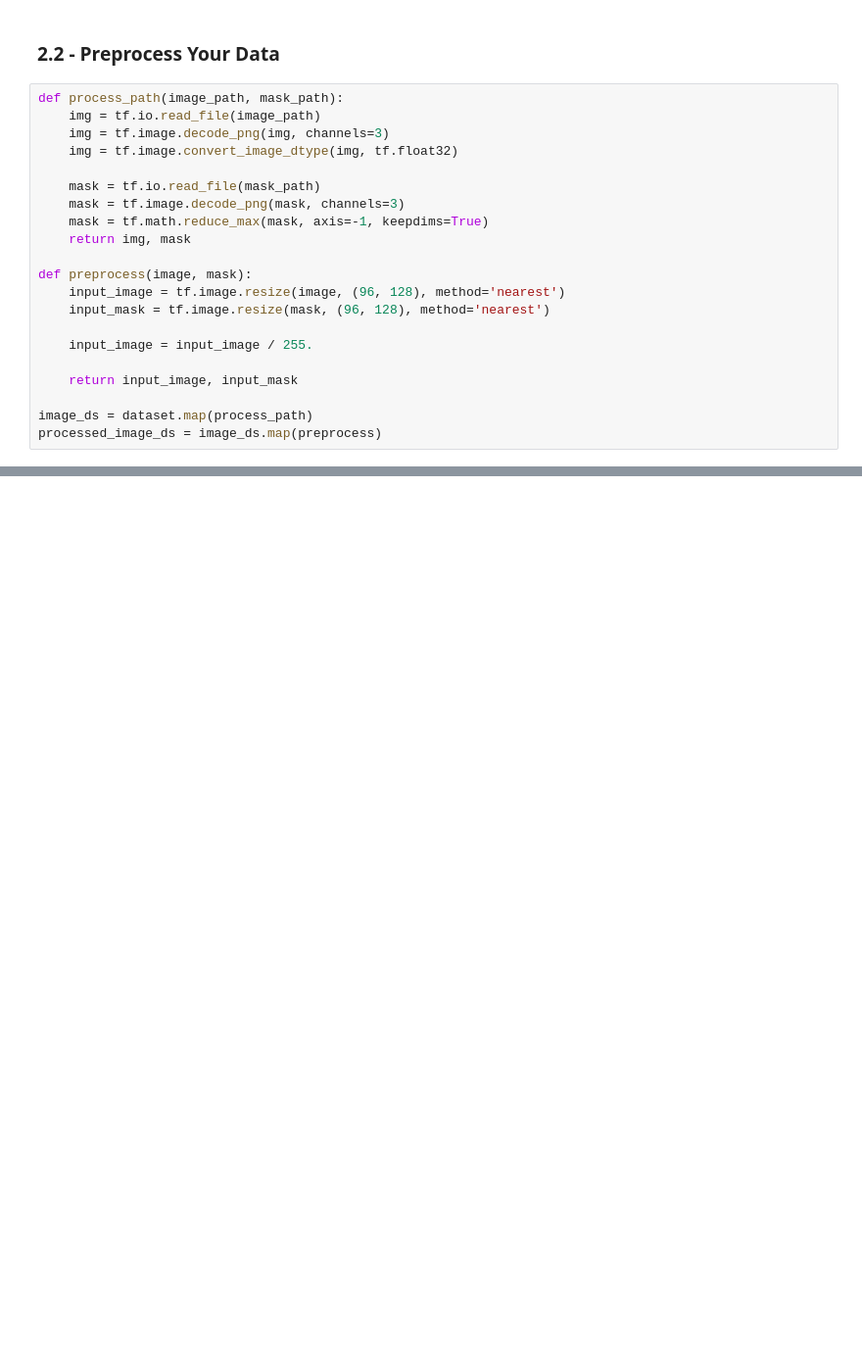
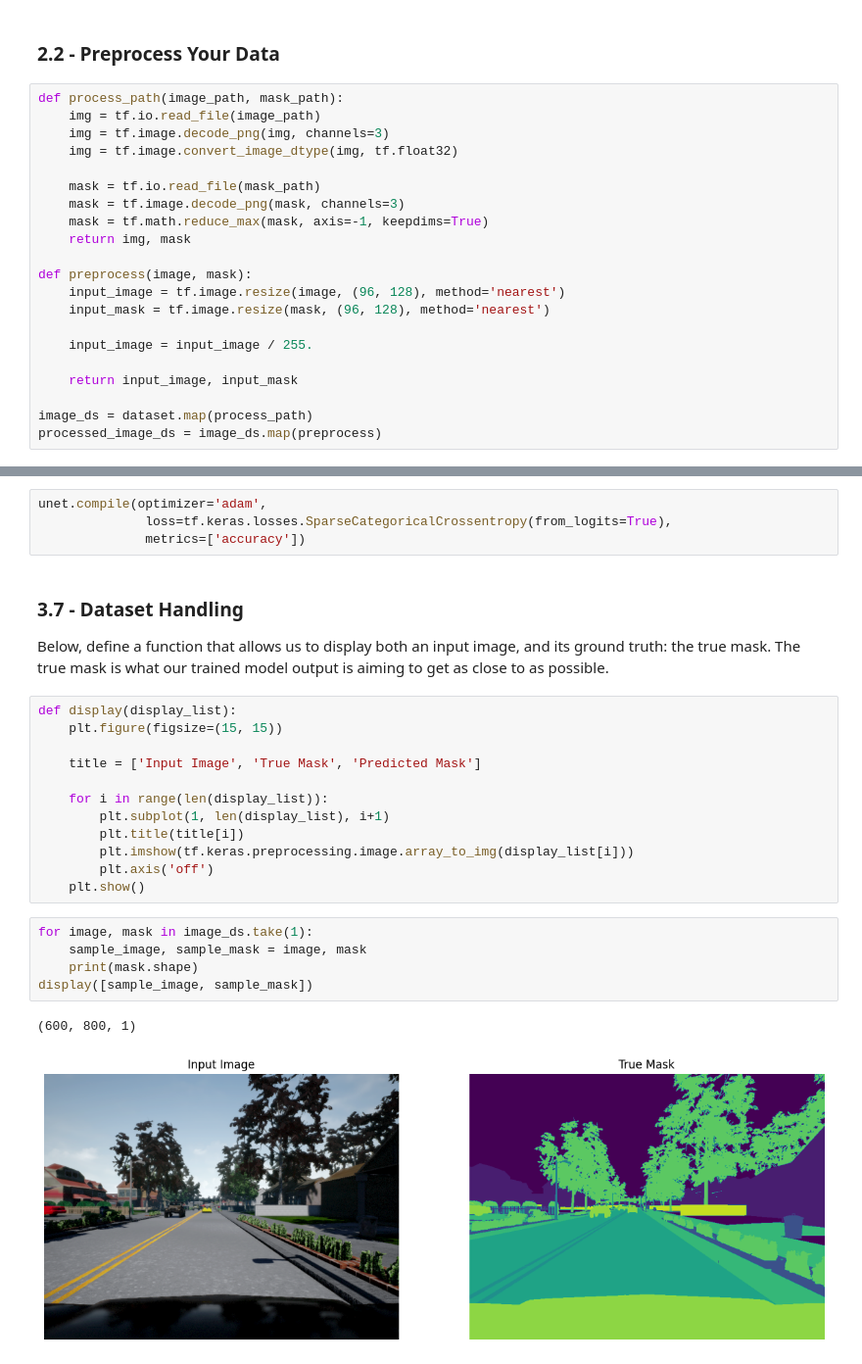
Before and after one commit to rvraghvender/DeepLearningProjects, a Jupyter notebook: ConvolutionNeuralNetworks/ImageSegmentationUnet/Image_segmentation_Unet_v2.ipynb, the cells around one changed output, grey strips where cells are left out. Shown at 98% size. Saved outputs shown, nothing was run; the diff lists cells and outputs as text; blank space fills up the shorter version.

Commit message:
Final semantic image segmentation using Unet v2

```diff
--- a/ConvolutionNeuralNetworks/ImageSegmentationUnet/Image_segmentation_Unet_v2.ipynb
+++ b/ConvolutionNeuralNetworks/ImageSegmentationUnet/Image_segmentation_Unet_v2.ipynb
@@ -168,0 +409,28 @@ The U-Net network has 23 convolutional layers in total.
+# %%
+unet.compile(optimizer='adam',
+              loss=tf.keras.losses.SparseCategoricalCrossentropy(from_logits=True),
+              metrics=['accuracy'])
+# %% [markdown]
+### 3.7 - Dataset Handling
+
+Below, define a function that allows us to display both an input image, and its ground truth: the true mask. The true mask is what our trained model output is aiming to get as close to as possible.
+# %%
+def display(display_list):
+    plt.figure(figsize=(15, 15))
+
+    title = ['Input Image', 'True Mask', 'Predicted Mask']
+
+    for i in range(len(display_list)):
+        plt.subplot(1, len(display_list), i+1)
+        plt.title(title[i])
+        plt.imshow(tf.keras.preprocessing.image.array_to_img(display_list[i]))
+        plt.axis('off')
+    plt.show()
+# %%
+for image, mask in image_ds.take(1):
+    sample_image, sample_mask = image, mask
+    print(mask.shape)
+display([sample_image, sample_mask])
+# %% [output]
+(600, 800, 1)
+[figure, added]
```
Also changed, not shown: parts of 28 cells of this notebook.
